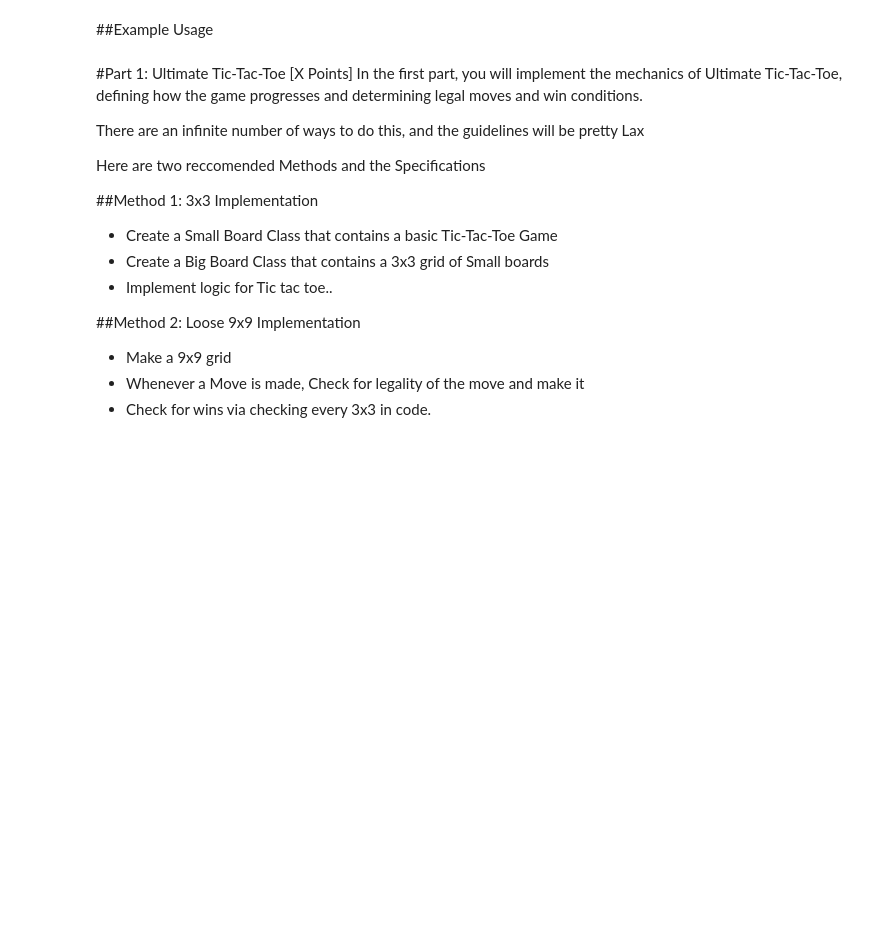
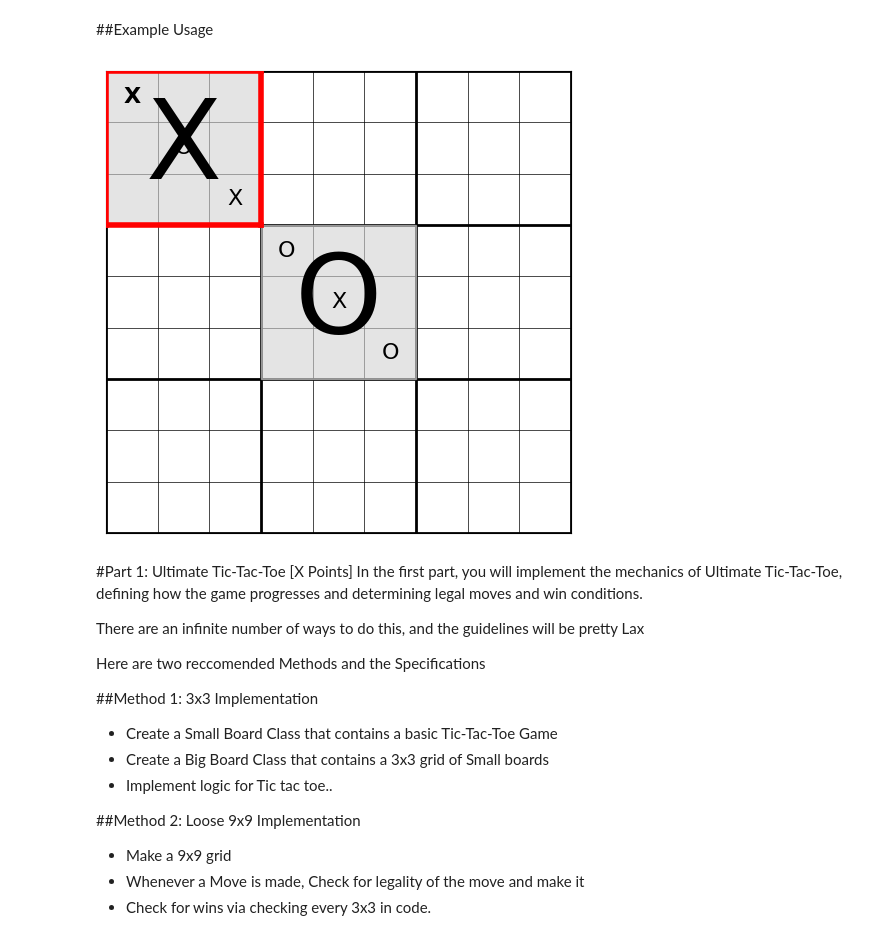
Before and after one commit to Czedros/CSE352-Machine-Learning-Assignments, a Jupyter notebook: CSE352MidtermMakeupAssignmentComplete.ipynb, the cells around one changed output. Cells and saved outputs as stored; diff of their text form; code cells hidden in the pictures; blank space fills up the shorter version.

```diff
--- a/CSE352MidtermMakeupAssignmentComplete.ipynb
+++ b/CSE352MidtermMakeupAssignmentComplete.ipynb
@@ -129,3 +155,19 @@ nested_list_to_board(nested_game, highlight=(2, 0))
+# %%
+nested_game = [
+    [np.array([[1,0,0],[0,2,0],[0,0,1]]), np.zeros((3,3)), np.zeros((3,3))],
+    [np.zeros((3,3)), np.array([[2,0,0],[0,1,0],[0,0,2]]), np.zeros((3,3))],
+    [np.zeros((3,3)), np.zeros((3,3)), np.zeros((3,3))]
+]
+
+winners = [
+    [1, 0, 0],
+    [0, 2, 0],
+    [0, 0, 0]
+]
+
+nested_list_to_board(nested_game, highlight=(0,0), last_move=(0,0), winners=winners)
+# %% [output]
+[figure, added]
 # %% [markdown]
 #Part 1: Ultimate Tic-Tac-Toe [X Points]
 In the first part, you will implement the mechanics of Ultimate Tic-Tac-Toe, defining how the game progresses and determining legal moves and win conditions.
```
Also changed, not shown: parts of 6 cells of this notebook.
